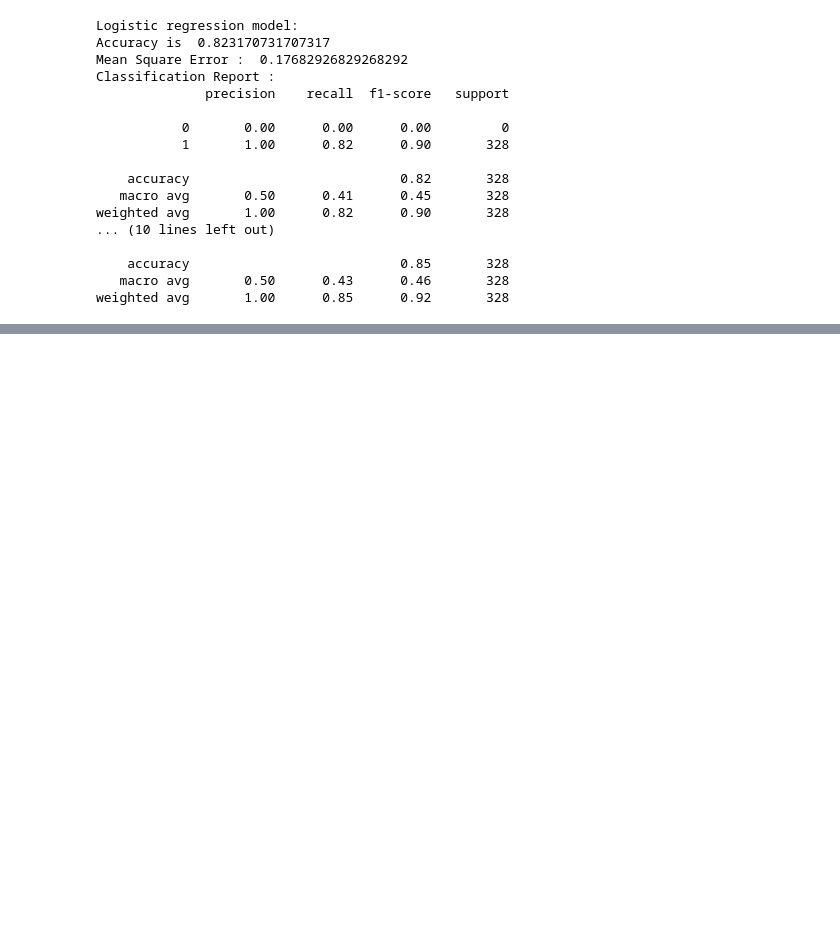
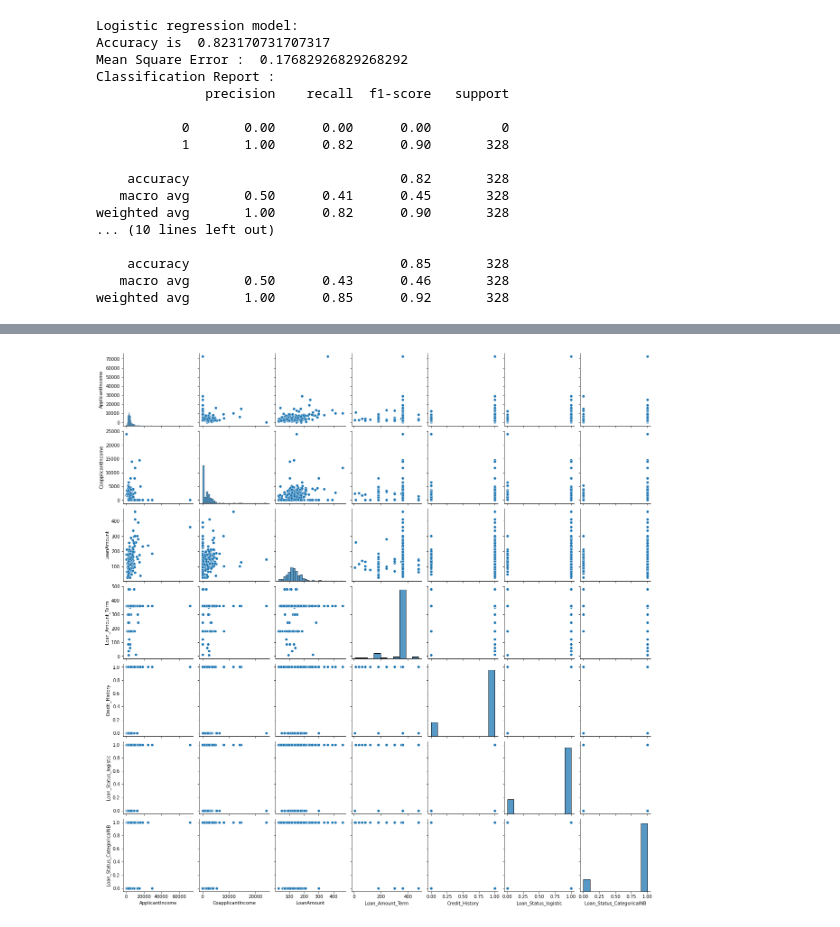
Before and after one commit to bwagle2021/ECS171-Loan-Prediction-Project, a Jupyter notebook: Project.ipynb, the cells around one changed output, grey strips where cells are left out. Cells and saved outputs as stored; diff of their text form; code cells hidden in the pictures; blank space fills up the shorter version.

```diff
--- a/Project.ipynb
+++ b/Project.ipynb
@@ -474,0 +492,5 @@ weighted avg       1.00      0.85      0.92       328
+# %%
+import seaborn as sns
+_ = sns.pairplot(testingDF)
+# %% [output]
+[figure, added]
```
Also changed, not shown: parts of 7 cells of this notebook.
